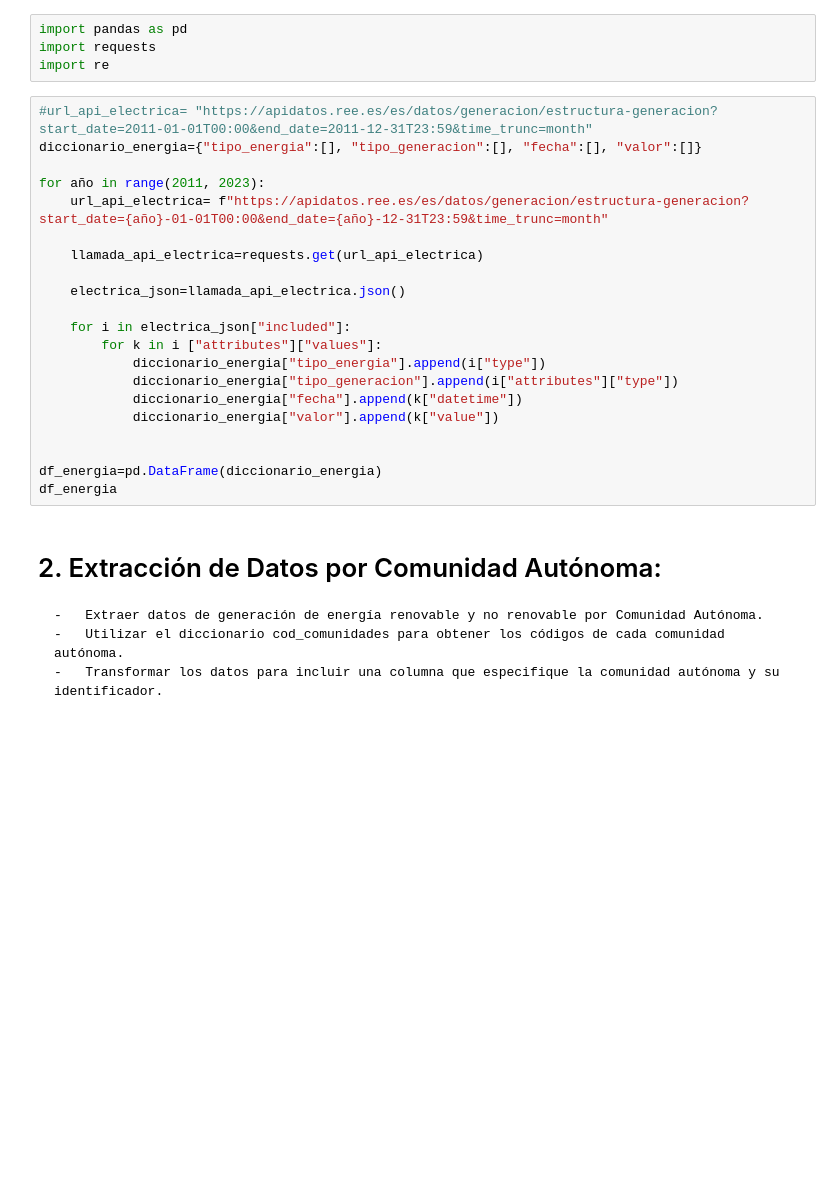
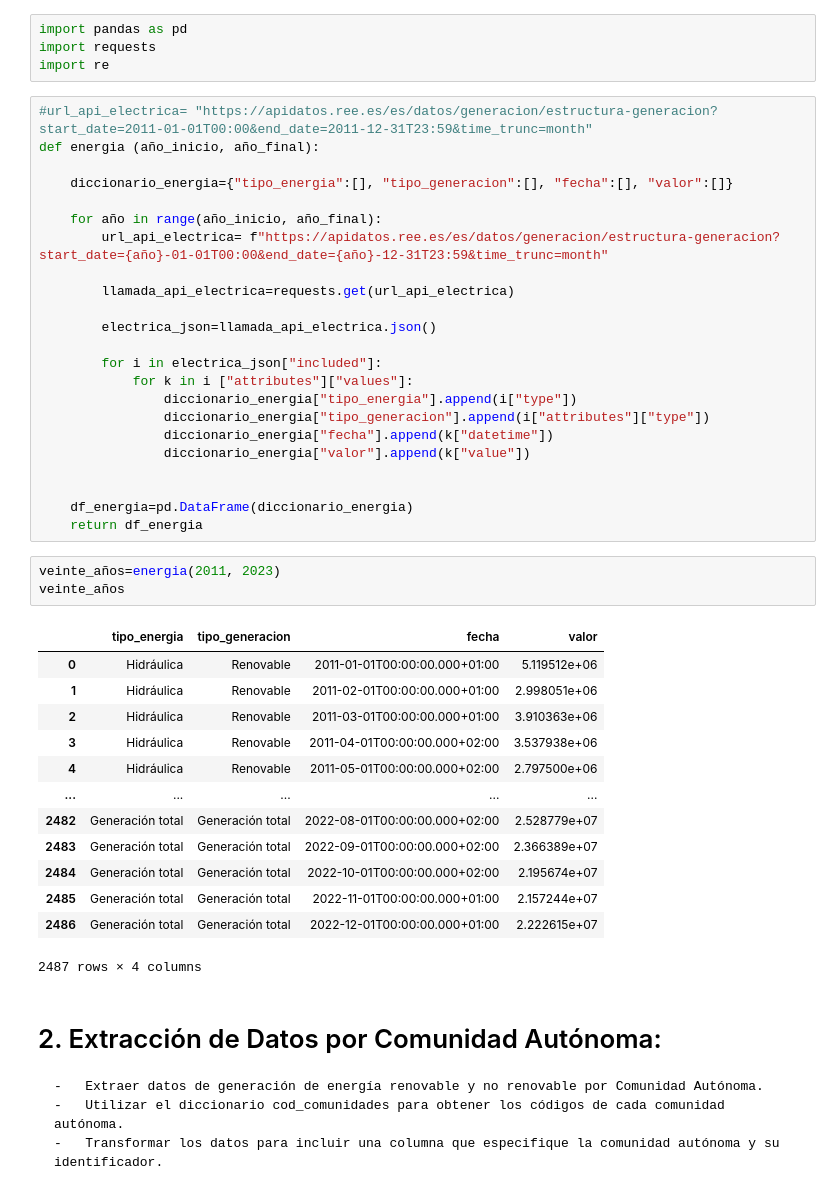
Before and after one commit to Adalab/da-promoF-modulo2-sprint1-pairprogramming-ReyesSilvia, a Jupyter notebook: Untitled-2.ipynb, the cells around one changed output. Cells and saved outputs as stored; diff of their text form; blank space fills up the shorter version.

```diff
--- a/Untitled-2.ipynb
+++ b/Untitled-2.ipynb
@@ -10,25 +10,44 @@ import requests
 import re
 # %%
 #url_api_electrica= "https://apidatos.ree.es/es/datos/generacion/estructura-generacion?start_date=2011-01-01T00:00&end_date=2011-12-31T23:59&time_trunc=month"
-diccionario_energia={"tipo_energia":[], "tipo_generacion":[], "fecha":[], "valor":[]}
+def energia (año_inicio, año_final):
 
-for año in range(2011, 2023):
-    url_api_electrica= f"https://apidatos.ree.es/es/datos/generacion/estructura-generacion?start_date={año}-01-01T00:00&end_date={año}-12-31T23:59&time_trunc=month"
+    diccionario_energia={"tipo_energia":[], "tipo_generacion":[], "fecha":[], "valor":[]}
 
-    llamada_api_electrica=requests.get(url_api_electrica)
+    for año in range(año_inicio, año_final):
+        url_api_electrica= f"https://apidatos.ree.es/es/datos/generacion/estructura-generacion?start_date={año}-01-01T00:00&end_date={año}-12-31T23:59&time_trunc=month"
 
-    electrica_json=llamada_api_electrica.json()
+        llamada_api_electrica=requests.get(url_api_electrica)
 
-    for i in electrica_json["included"]:
-        for k in i ["attributes"]["values"]:
-            diccionario_energia["tipo_energia"].append(i["type"])
-            diccionario_energia["tipo_generacion"].append(i["attributes"]["type"])
-            diccionario_energia["fecha"].append(k["datetime"])
-            diccionario_energia["valor"].append(k["value"])
+        electrica_json=llamada_api_electrica.json()
+
+        for i in electrica_json["included"]:
+            for k in i ["attributes"]["values"]:
+                diccionario_energia["tipo_energia"].append(i["type"])
+                diccionario_energia["tipo_generacion"].append(i["attributes"]["type"])
+                diccionario_energia["fecha"].append(k["datetime"])
+                diccionario_energia["valor"].append(k["value"])
 
 
-df_energia=pd.DataFrame(diccionario_energia)
-df_energia
+    df_energia=pd.DataFrame(diccionario_energia)
+    return df_energia
+# %%
+veinte_años=energia(2011, 2023)
+veinte_años
+# %% [output]
+|  | tipo_energia | tipo_generacion | fecha | valor |
+| 0 | Hidráulica | Renovable | 2011-01-01T00:00:00.000+01:00 | 5.119512e+06 |
+| 1 | Hidráulica | Renovable | 2011-02-01T00:00:00.000+01:00 | 2.998051e+06 |
+| 2 | Hidráulica | Renovable | 2011-03-01T00:00:00.000+01:00 | 3.910363e+06 |
+| 3 | Hidráulica | Renovable | 2011-04-01T00:00:00.000+02:00 | 3.537938e+06 |
+| 4 | Hidráulica | Renovable | 2011-05-01T00:00:00.000+02:00 | 2.797500e+06 |
+| ... | ... | ... | ... | ... |
+| 2482 | Generación total | Generación total | 2022-08-01T00:00:00.000+02:00 | 2.528779e+07 |
+| 2483 | Generación total | Generación total | 2022-09-01T00:00:00.000+02:00 | 2.366389e+07 |
+| 2484 | Generación total | Generación total | 2022-10-01T00:00:00.000+02:00 | 2.195674e+07 |
+| 2485 | Generación total | Generación total | 2022-11-01T00:00:00.000+01:00 | 2.157244e+07 |
+| 2486 | Generación total | Generación total | 2022-12-01T00:00:00.000+01:00 | 2.222615e+07 |
+2487 rows × 4 columns
 # %% [markdown]
 # 2. Extracción de Datos por Comunidad Autónoma:
 
```
Also changed, not shown: parts of 3 cells of this notebook.
